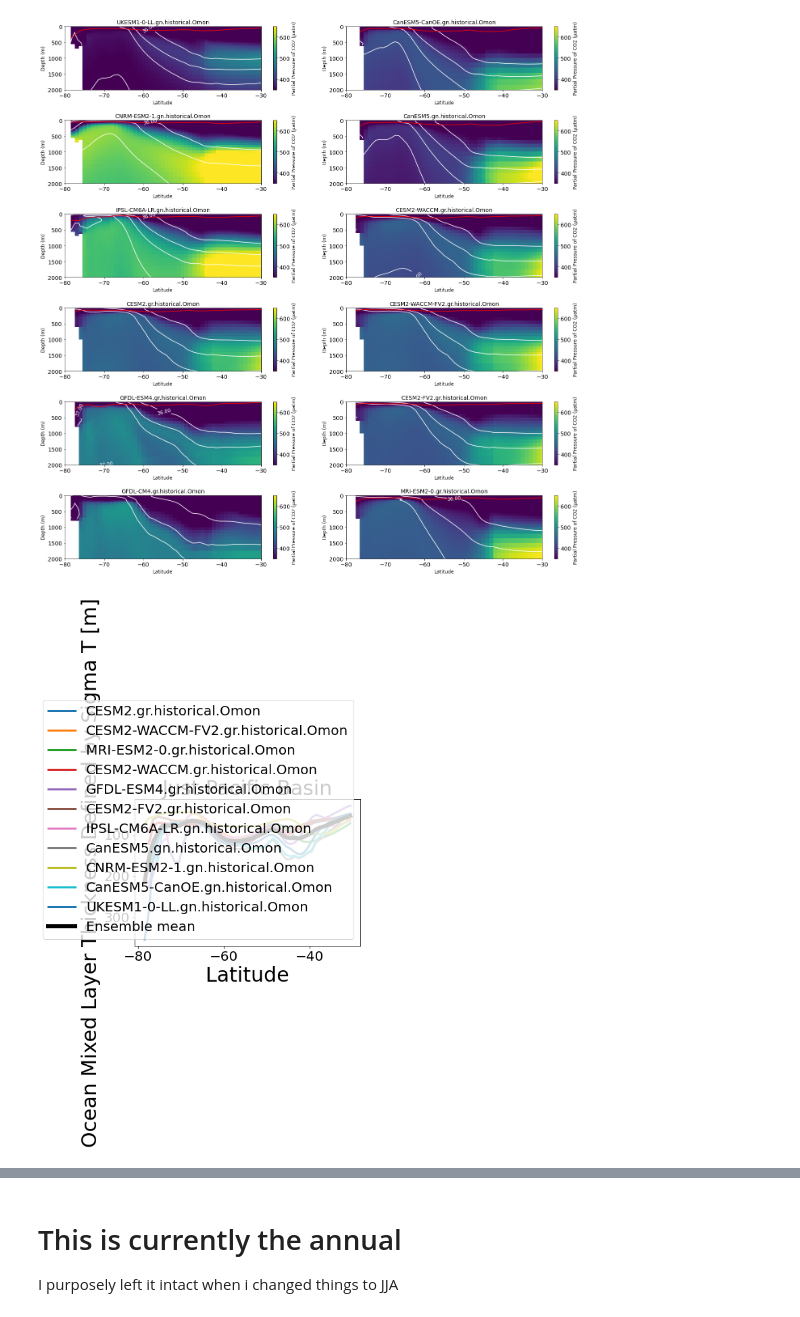
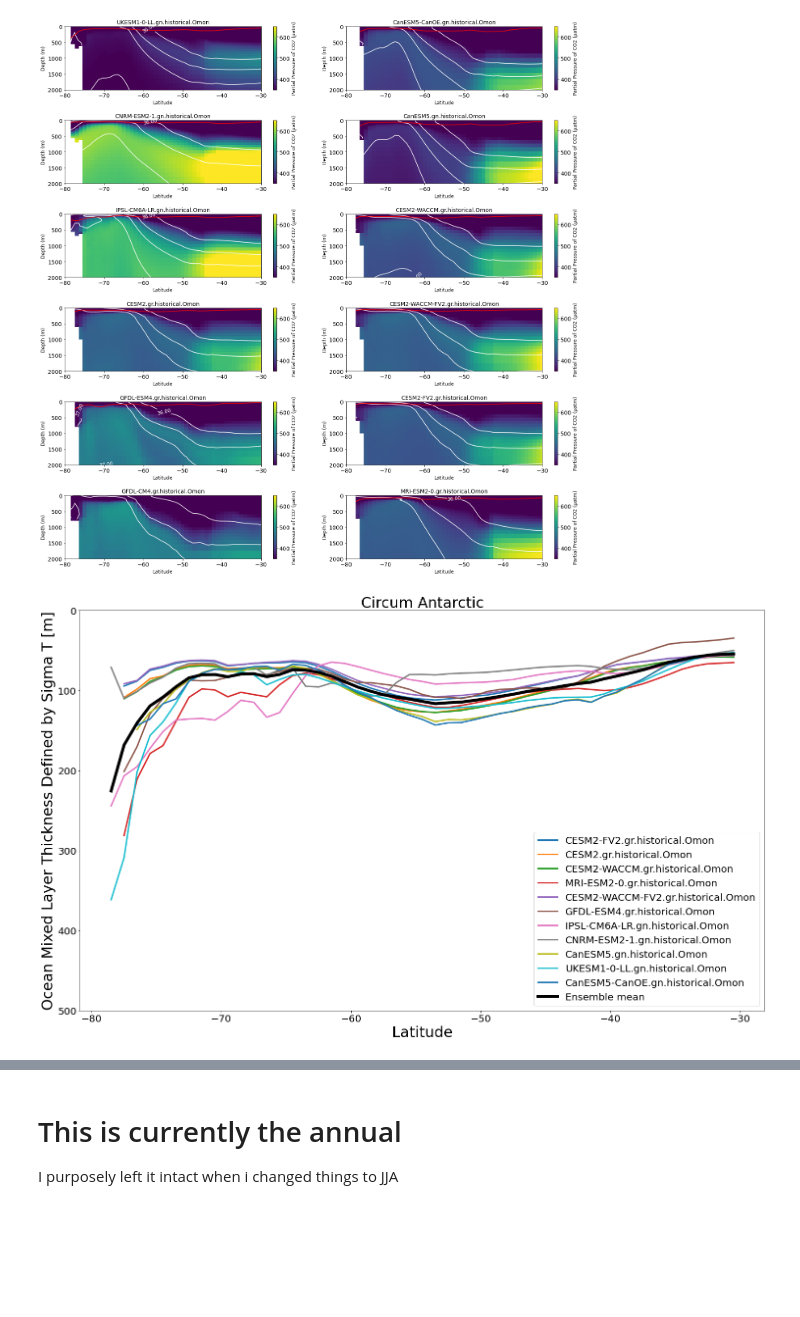
Before and after one commit to gmacgilchrist/seniorthesis, a Jupyter notebook: notebooks/mixedlayerdepth_mlotst.ipynb, the cells around one changed output, grey strips where cells are left out. Cells and saved outputs as stored; diff of their text form; code cells hidden in the pictures; blank space fills up the shorter version.

Commit message:
some seasonal stuff

```diff
--- a/notebooks/mixedlayerdepth_mlotst.ipynb
+++ b/notebooks/mixedlayerdepth_mlotst.ipynb
@@ -161,10 +161,18 @@ list(dd_gr.keys())
 # %%
 dd_mlotst = {**dd_gr, **dd_regrid}
 # %%
+# for name, ds in dd_mlotst.items():
+#     ds = ds.isel(time = slice(0,239))
+#     ds = ds.sel(time=ds.time.dt.season=="JJA").mean('time',keep_attrs=True)
+#     dd_mlotst[name] = ds
+dd_annual = {}
+dd_JJA = {}
 for name, ds in dd_mlotst.items():
     ds = ds.isel(time = slice(0,239))
-    ds = ds.sel(time=ds.time.dt.season=="JJA").mean('time',keep_attrs=True)
-    dd_mlotst[name] = ds
+    ds_ann = ds.mean('time',keep_attrs=True)
+    ds_JJA = ds.sel(time=ds.time.dt.season=="JJA").mean('time',keep_attrs=True)
+    dd_annual[name] = ds_ann
+    dd_JJA[name] = ds_JJA
 # %%
 dd_mlotst['IPSL-CM6A-LR.gn.historical.Omon']
 # %% [output]
@@ -321,38 +329,40 @@ conversion = 3.1536e7 * 83.3
 # 83.3 mol C per kg -- 12 gC/mol
 
 ax_idx = 0
-for name, ds in dd_mlotst.items():
+for name, ds in dd_annual.items():
     # maybe do mean over the entire circumference so just
     # take out the where function and mean all x
-    ar = ds.mlotst.isel(x=slice(180,200), time = slice(0,239)).mean(['time', 'x'], keep_attrs=True)
+    ar = ds.mlotst.mean(['x'], keep_attrs=True)
 #     ds.fgco2.where(np.logical_and(ds.lon<=200, ds.lon>=180), drop=True).isel(time = 0).mean('x', keep_attrs=True).plot(label = name, lw = 3)
     plt.plot(ds.mlotst.y[10:60], ar[10:60], label = name, lw = 3)
     # adds ar to an array
     temp[name] = ar
 #     print(ds.fgco2.lat.y)
     plt.xlabel('Latitude')
     plt.ylabel('Ocean Mixed Layer Thickness Defined by Sigma T [m]')
 
 mn = np.nanmean(list(temp.values()), axis=0)
 sd = np.std(list(temp.values()), axis=0)
 plt.plot(ds.mlotst.y[10:60], mn[10:60], lw = 6, label = 'Ensemble mean', color = 'black')
+plt.ylim([0, 500])
 plt.gca().invert_yaxis()
+
 # plt.xlabel('Latitude')
 # plt.ylabel('Surface Upward Flux of Total CO\u2082 (mol/m\u00b2/yr)')
 
 # zr = xr.zeros_like(dd['CESM2-FV2.gr.historical.Omon'].fgco2)
 # zr.isel(x = 0)[10:60].plot(linestyle = 'dashed', color = 'black')
 # plt.xlabel('Latitude')
 # plt.ylabel('Surface Upward Flux of Total CO\u2082 (mol/m\u00b2/yr)')
 # # ax = plt.gca
 # # box = ax.get_position()
 # # ax.position([box.x0, box.y0, box.width * 0.8, box.height])
 plt.legend(
 #     bbox_to_anchor=(1.05, 1),
     loc='lower right'
 #     , borderaxespad=0.
 )
-plt.title('Just Pacific Basin')
+plt.title('Circum Antarctic')
 plt.rcParams["figure.figsize"] = (25,15)
 # %% [output]
-[figure, old version]
+[figure, new version]
```
Also changed, not shown: parts of 3 cells of this notebook.
